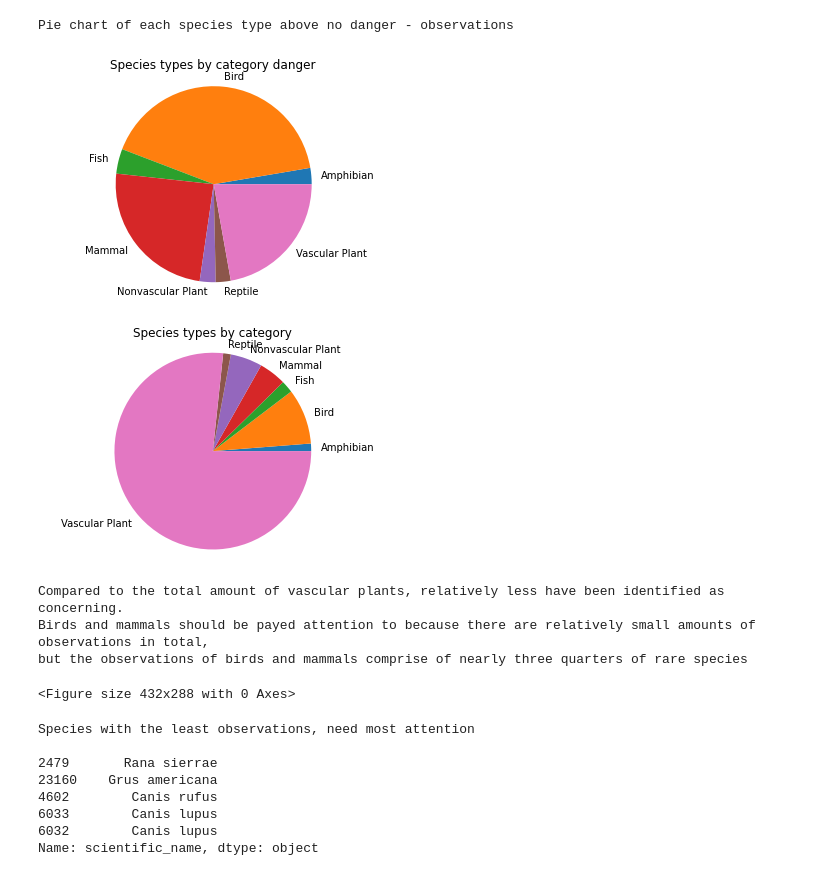
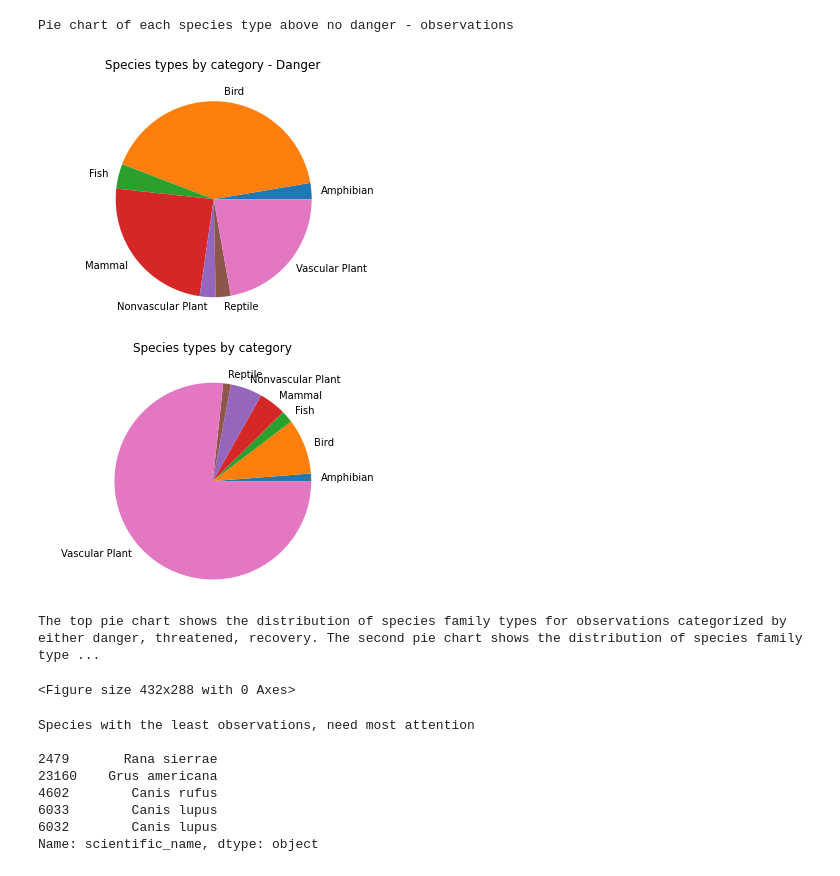
Before and after one commit to Ranjanirr/Biodiversity-National-Parks, a Jupyter notebook: biodiversity.ipynb, the cells around one changed output. Drawn from its saved outputs; the diff is of its cells as text; code cells hidden in the pictures.

```diff
--- a/biodiversity.ipynb
+++ b/biodiversity.ipynb
@@ -129,37 +116,35 @@ observations. All parks should be payed attention to equally in terms of revivin
 # %%
 print("Pie chart of each species type above no danger - observations")
 
 #total observations by category in danger
 category_sum_danger = in_danger.groupby("category")["observations"].sum().reset_index()
 graph_labels = ["Amphibian", "Bird", "Fish", "Mammal", "Nonvascular Plant", "Reptile", "Vascular Plant"]
 
 plt.pie(category_sum_danger["observations"], labels = graph_labels)
 plt.axis("equal")
-plt.title("Species types by category danger")
+plt.title("Species types by category - Danger\n")
 plt.show()
 plt.clf()
 
 
 #total observations by category total
 category_sum = obs_and_spec.groupby("category")["observations"].sum().reset_index()
 
 graph_labels = ["Amphibian", "Bird", "Fish", "Mammal", "Nonvascular Plant", "Reptile", "Vascular Plant"]
 
 plt.pie(category_sum["observations"], labels = graph_labels)
 plt.axis("equal")
-plt.title("Species types by category")
+plt.title("Species types by category\n")
 plt.show()
 plt.clf()
-print("""Compared to the total amount of vascular plants, relatively less have been identified as concerning.
-Birds and mammals should be payed attention to because there are relatively small amounts of observations in total,
-but the observations of birds and mammals comprise of nearly three quarters of rare species""")
+print("""
+The top pie chart shows the distribution of species family types for observations categorized by either danger, threatened, recovery. The second pie chart shows the distribution of species family types for all observations. Out of all the charts, this one has the most stark difference between danger and total. In the danger chart, the majority of observed species are birds and mammals. In the total chart, the majority (¾) of species were vascular plants. The conclusion from both charts is that endangerment is affecting the mammals and birds, shrinking of those families affects the ecosystem the most.
+""")
 # %% [output]
 Pie chart of each species type above no danger - observations
-[figure, old version]
+[figure, new version]
-[figure, old version]
+[figure, new version]
-Compared to the total amount of vascular plants, relatively less have been identified as concerning.
-Birds and mammals should be payed attention to because there are relatively small amounts of observations in total,
-but the observations of birds and mammals comprise of nearly three quarters of rare species
+The top pie chart shows the distribution of species family types for observations categorized by either danger, threatened, recovery. The second pie chart shows the distribution of species family type ...
 <Figure size 432x288 with 0 Axes>
 # %%
 print("Species with the least observations, need most attention\n")
```
Also changed, not shown: parts of 4 cells of this notebook.
